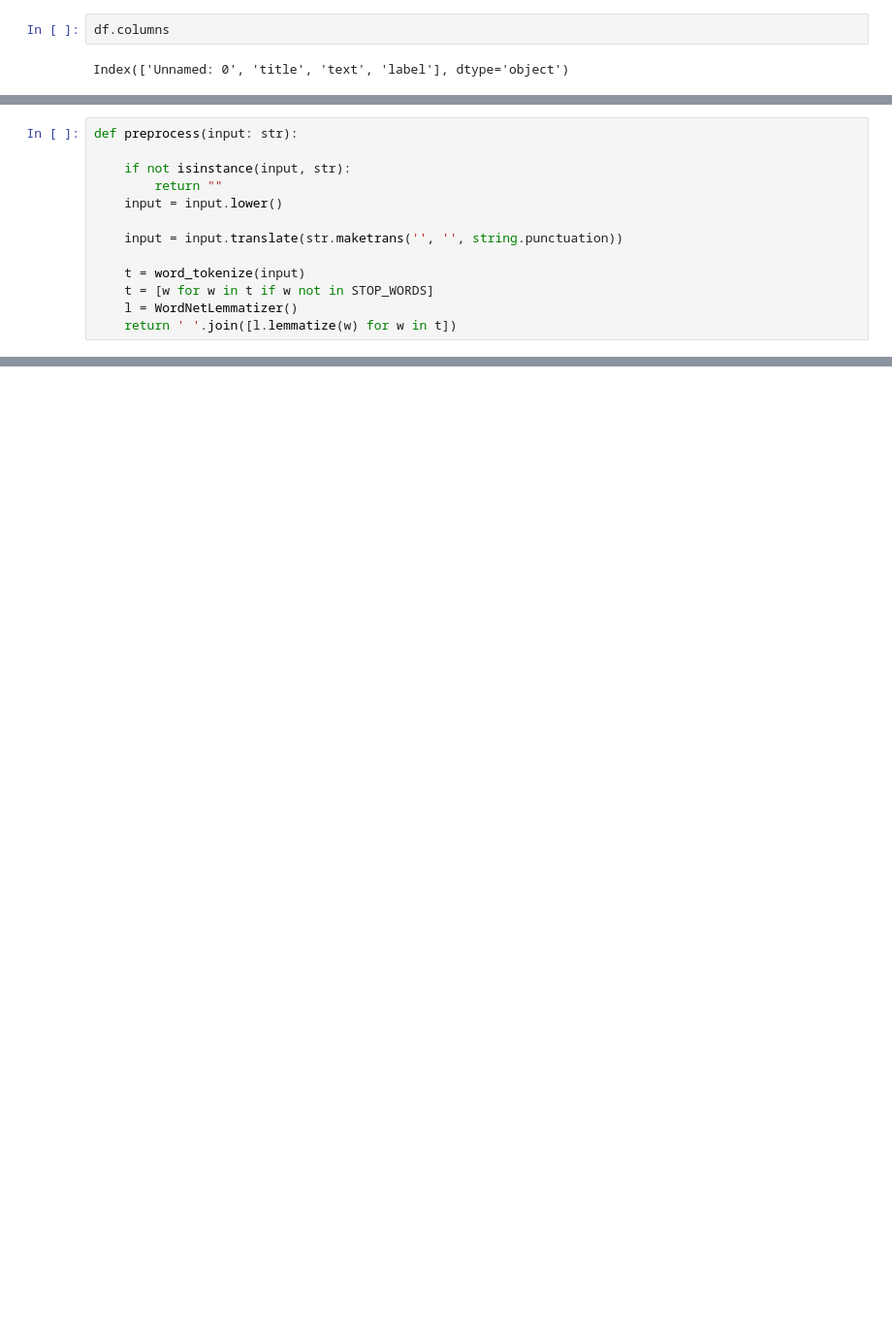
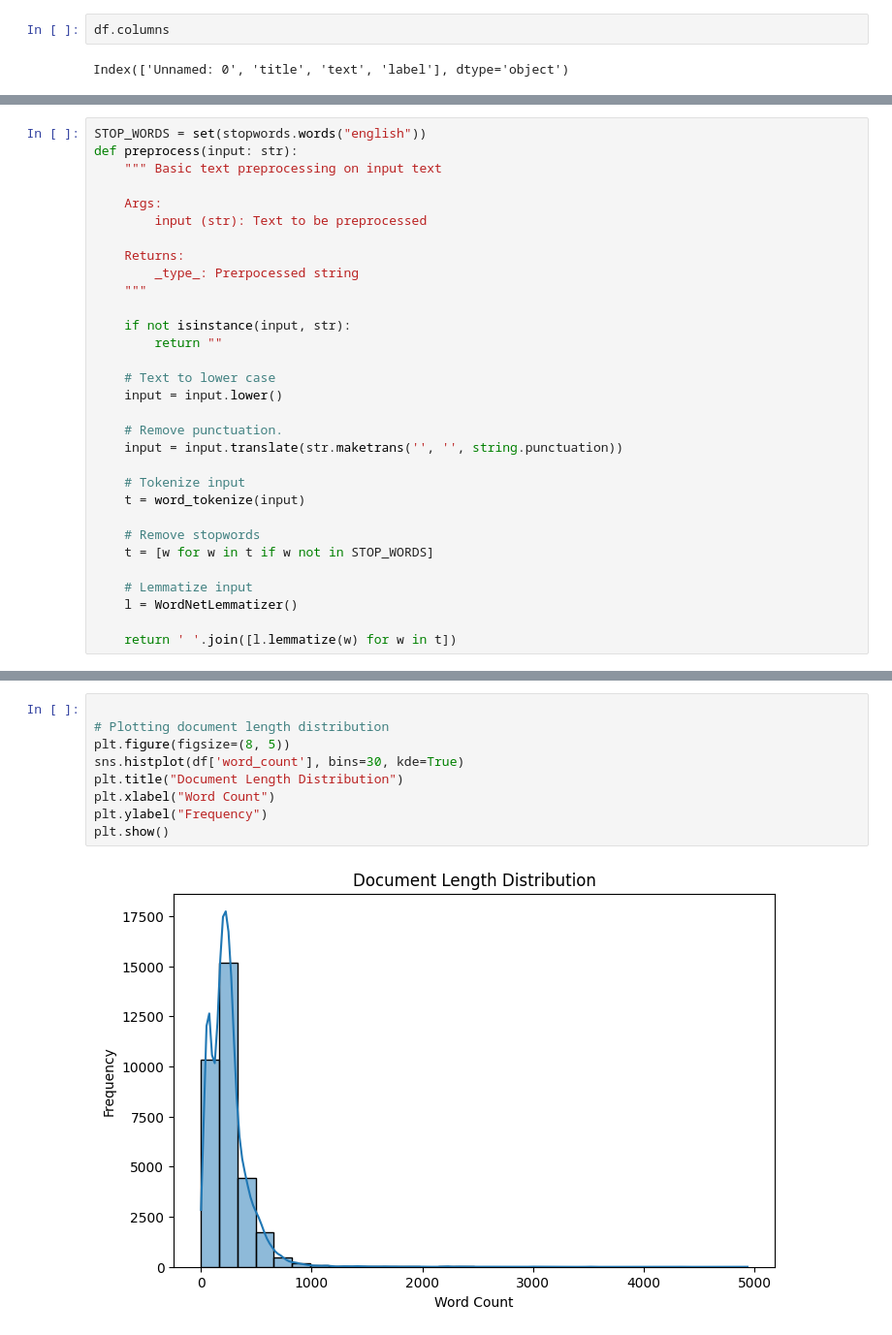
Before and after one commit to rtsonev/kafn-pulp, a Jupyter notebook: draft.ipynb, the cells around one changed output, grey strips where cells are left out. Shown at 97% size. Cells and saved outputs as stored; diff of their text form; blank space fills up the shorter version.

```diff
--- a/draft.ipynb
+++ b/draft.ipynb
@@ -69,13 +114,31 @@ df.reset_index(drop=True, inplace=True)
 # %%
+STOP_WORDS = set(stopwords.words("english"))
 def preprocess(input: str):
+    """ Basic text preprocessing on input text
+
+    Args:
+        input (str): Text to be preprocessed
+
+    Returns:
+        _type_: Prerpocessed string
+    """
 
     if not isinstance(input, str):
         return ""
+
+    # Text to lower case
     input = input.lower()
 
+    # Remove punctuation.
     input = input.translate(str.maketrans('', '', string.punctuation))
 
+    # Tokenize input
     t = word_tokenize(input)
+
+    # Remove stopwords
     t = [w for w in t if w not in STOP_WORDS]
+
+    # Lemmatize input
     l = WordNetLemmatizer()
+
     return ' '.join([l.lemmatize(w) for w in t])
@@ -88,0 +225,11 @@ del df
+# %%
+
+# Plotting document length distribution
+plt.figure(figsize=(8, 5))
+sns.histplot(df['word_count'], bins=30, kde=True)
+plt.title("Document Length Distribution")
+plt.xlabel("Word Count")
+plt.ylabel("Frequency")
+plt.show()
+# %% [output]
+[figure, added]
```
Also changed, not shown: parts of 30 cells of this notebook, 2 other files.
